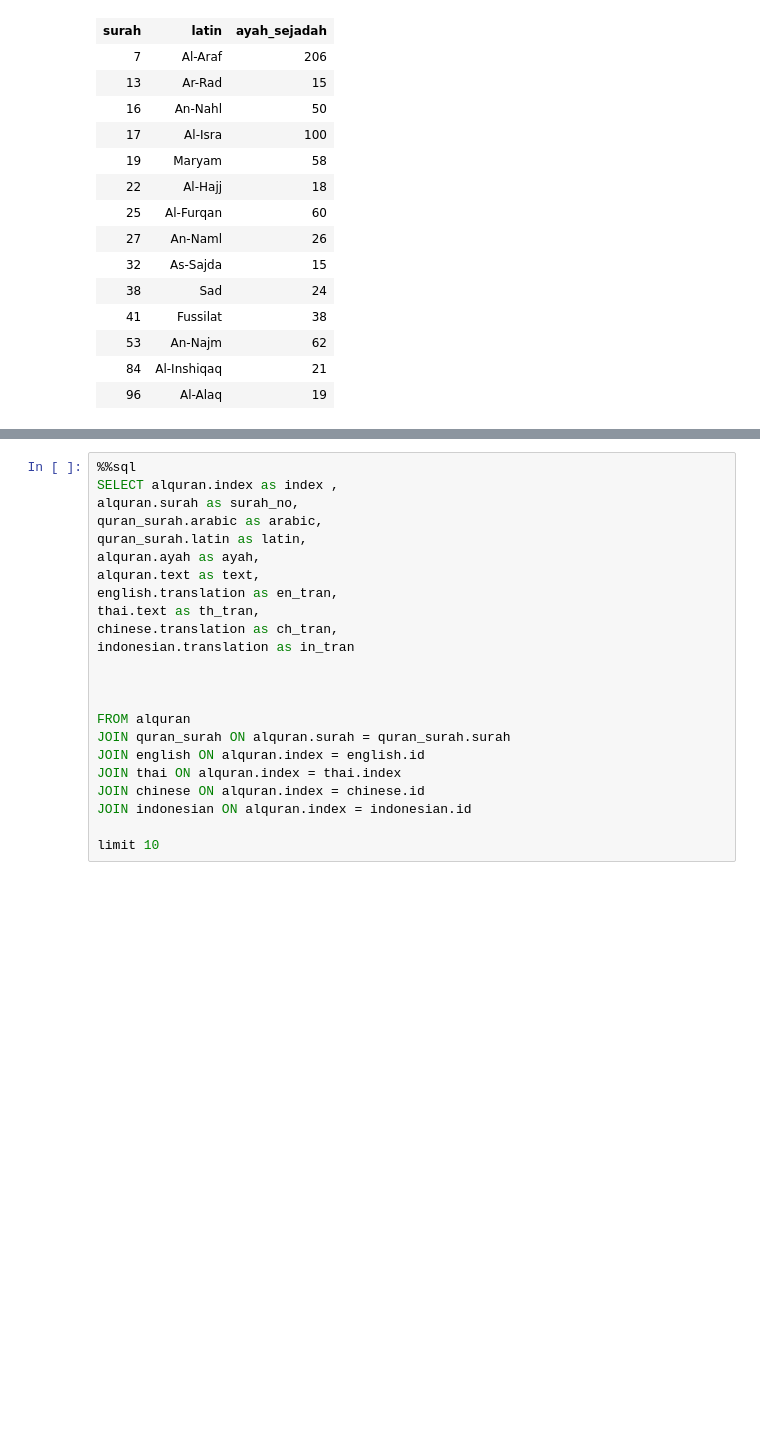
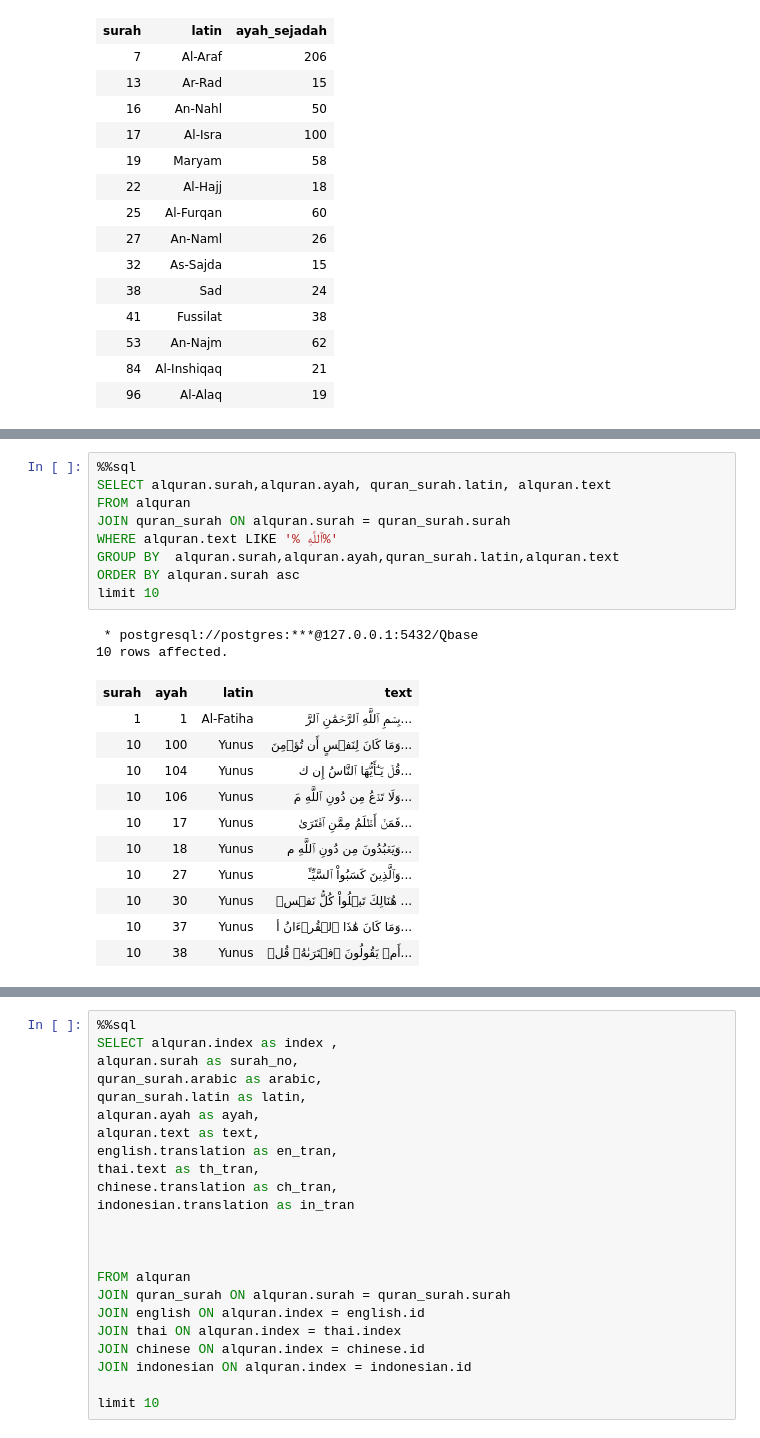
Before and after one commit to ArifYacop/quran-dataset, a Jupyter notebook: quran/query.ipynb, the cells around one changed output, grey strips where cells are left out. Drawn from its saved outputs; the diff is of its cells as text; blank space fills up the shorter version.

```diff
--- a/quran/query.ipynb
+++ b/quran/query.ipynb
@@ -201,0 +223,23 @@ WHERE quran_surah.sajda != '0'
+# %%
+%%sql
+SELECT alquran.surah,alquran.ayah, quran_surah.latin, alquran.text
+FROM alquran
+JOIN quran_surah ON alquran.surah = quran_surah.surah
+WHERE alquran.text LIKE '% ٱللَّهِ%'
+GROUP BY  alquran.surah,alquran.ayah,quran_surah.latin,alquran.text
+ORDER BY alquran.surah asc
+limit 10
+# %% [output]
+ * postgresql://postgres:***@127.0.0.1:5432/Qbase
+10 rows affected.
+| surah | ayah | latin | text |
+| 1 | 1 | Al-Fatiha | بِسۡمِ ٱللَّهِ ٱلرَّحۡمَٰنِ ٱلرَّ... |
+| 10 | 100 | Yunus | وَمَا كَانَ لِنَفۡسٍ أَن تُؤۡمِنَ... |
+| 10 | 104 | Yunus | قُلۡ يَـٰٓأَيُّهَا ٱلنَّاسُ إِن ك... |
+| 10 | 106 | Yunus | وَلَا تَدۡعُ مِن دُونِ ٱللَّهِ مَ... |
+| 10 | 17 | Yunus | فَمَنۡ أَظۡلَمُ مِمَّنِ ٱفۡتَرَىٰ... |
+| 10 | 18 | Yunus | وَيَعۡبُدُونَ مِن دُونِ ٱللَّهِ م... |
+| 10 | 27 | Yunus | وَٱلَّذِينَ كَسَبُواْ ٱلسَّيِّـَٔ... |
+| 10 | 30 | Yunus | هُنَالِكَ تَبۡلُواْ كُلُّ نَفۡسٖ ... |
+| 10 | 37 | Yunus | وَمَا كَانَ هَٰذَا ٱلۡقُرۡءَانُ أ... |
+| 10 | 38 | Yunus | أَمۡ يَقُولُونَ ٱفۡتَرَىٰهُۖ قُلۡ... |
```
Also changed, not shown: parts of 16 cells of this notebook.
